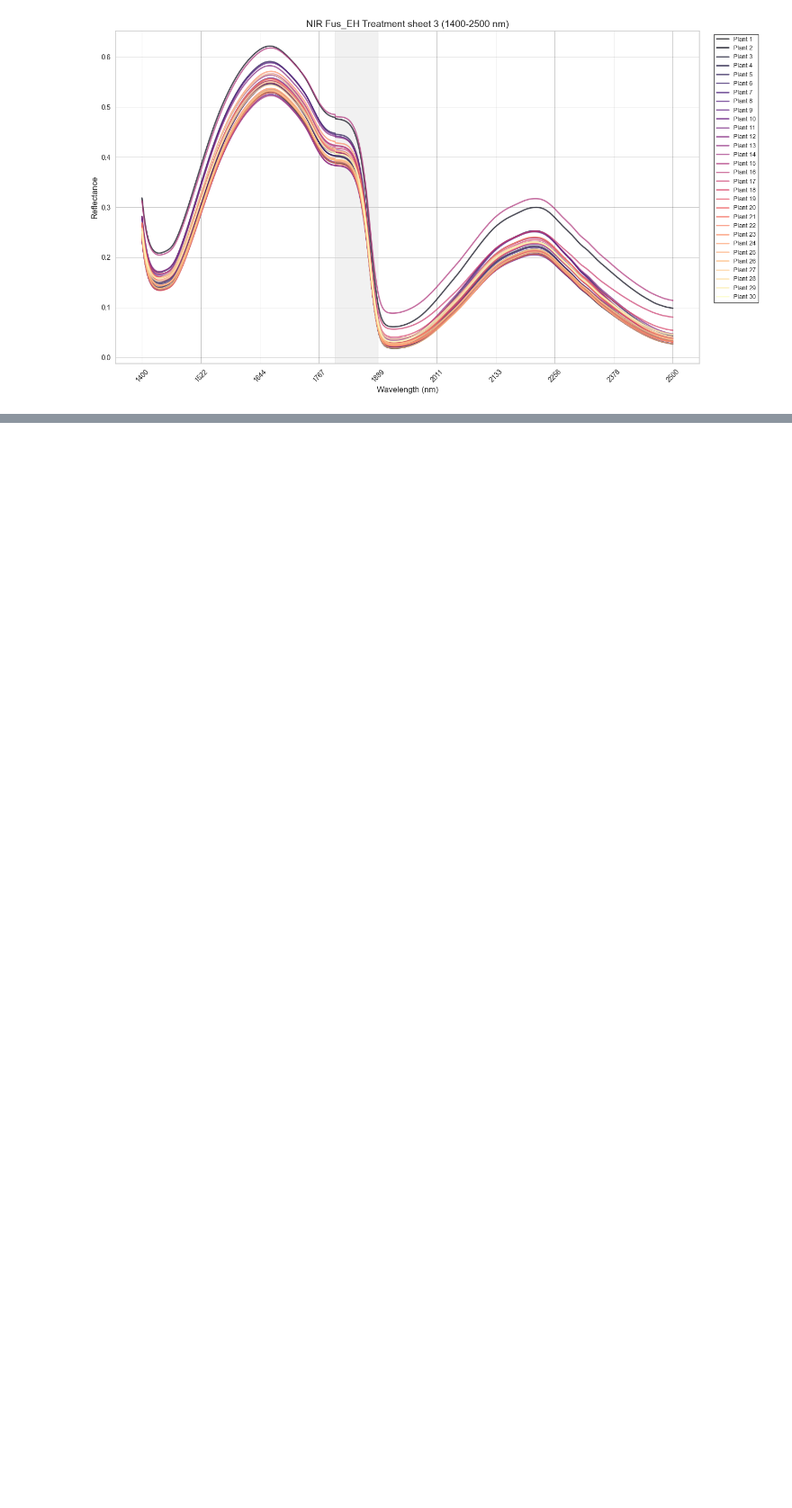
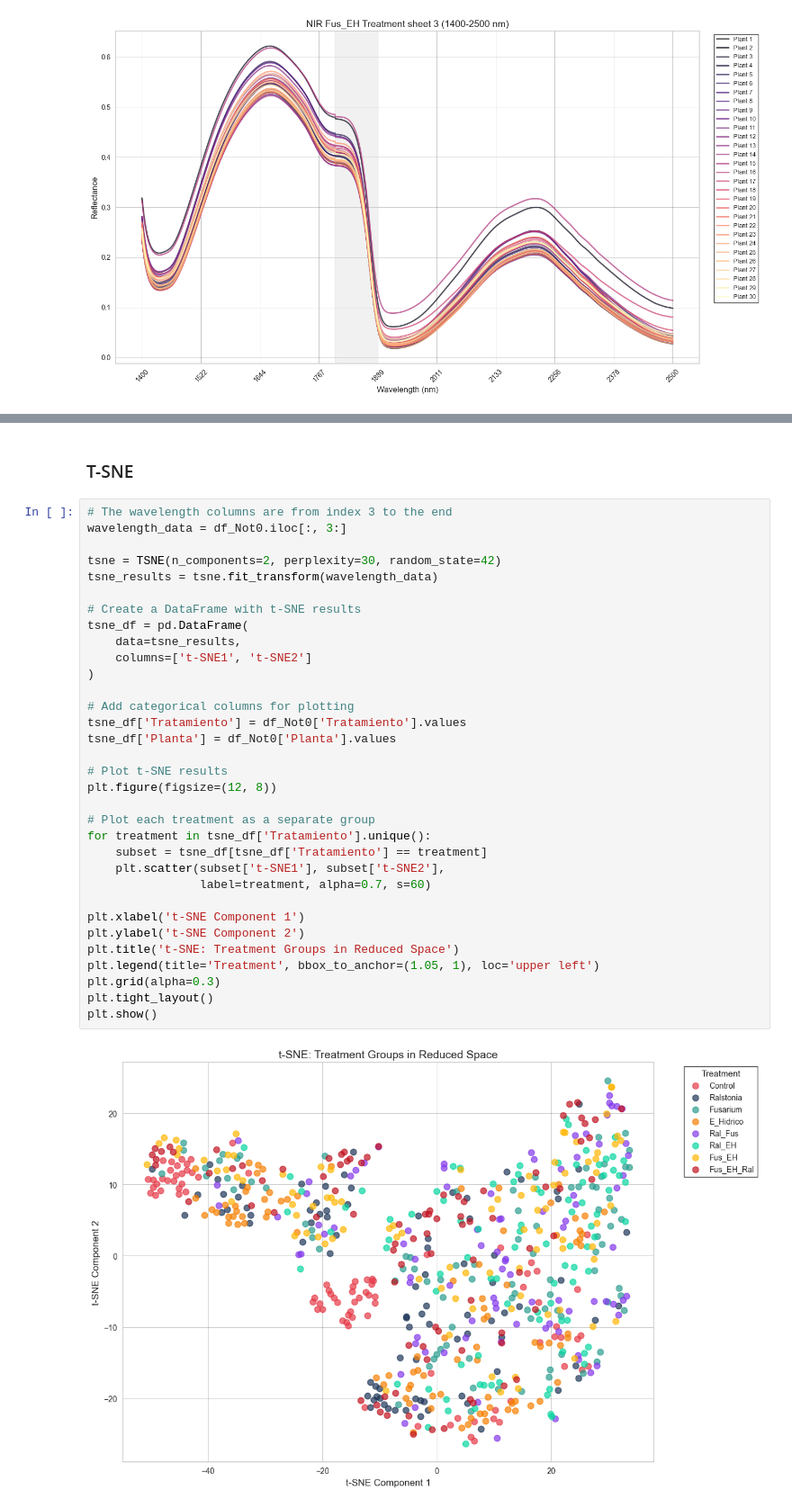
Before and after one commit to RicardoLoperaV/Computacion-Grafica-y-Visualizacion-Cientifica, a Jupyter notebook: 3. Datos, Color y Transformaciones/Case_Study_Fus_EH.ipynb, the cells around one changed output, grey strips where cells are left out. Shown at 90% size. Cells and saved outputs as stored; diff of their text form; blank space fills up the shorter version.

```diff
--- a/3. Datos, Color y Transformaciones/Case_Study_Fus_EH.ipynb
+++ b/3. Datos, Color y Transformaciones/Case_Study_Fus_EH.ipynb
@@ -273,0 +380,37 @@ plt.show()
+# %% [markdown]
+### T-SNE
+# %%
+# The wavelength columns are from index 3 to the end
+wavelength_data = df_Not0.iloc[:, 3:]
+
+tsne = TSNE(n_components=2, perplexity=30, random_state=42)
+tsne_results = tsne.fit_transform(wavelength_data)
+
+# Create a DataFrame with t-SNE results
+tsne_df = pd.DataFrame(
+    data=tsne_results,
+    columns=['t-SNE1', 't-SNE2']
+)
+
+# Add categorical columns for plotting
+tsne_df['Tratamiento'] = df_Not0['Tratamiento'].values
+tsne_df['Planta'] = df_Not0['Planta'].values
+
+# Plot t-SNE results
+plt.figure(figsize=(12, 8))
+
+# Plot each treatment as a separate group
+for treatment in tsne_df['Tratamiento'].unique():
+    subset = tsne_df[tsne_df['Tratamiento'] == treatment]
+    plt.scatter(subset['t-SNE1'], subset['t-SNE2'],
+                label=treatment, alpha=0.7, s=60)
+
+plt.xlabel('t-SNE Component 1')
+plt.ylabel('t-SNE Component 2')
+plt.title('t-SNE: Treatment Groups in Reduced Space')
+plt.legend(title='Treatment', bbox_to_anchor=(1.05, 1), loc='upper left')
+plt.grid(alpha=0.3)
+plt.tight_layout()
+plt.show()
+# %% [output]
+[figure, added]
```
Also changed, not shown: parts of 7 cells of this notebook, 1 other file.
